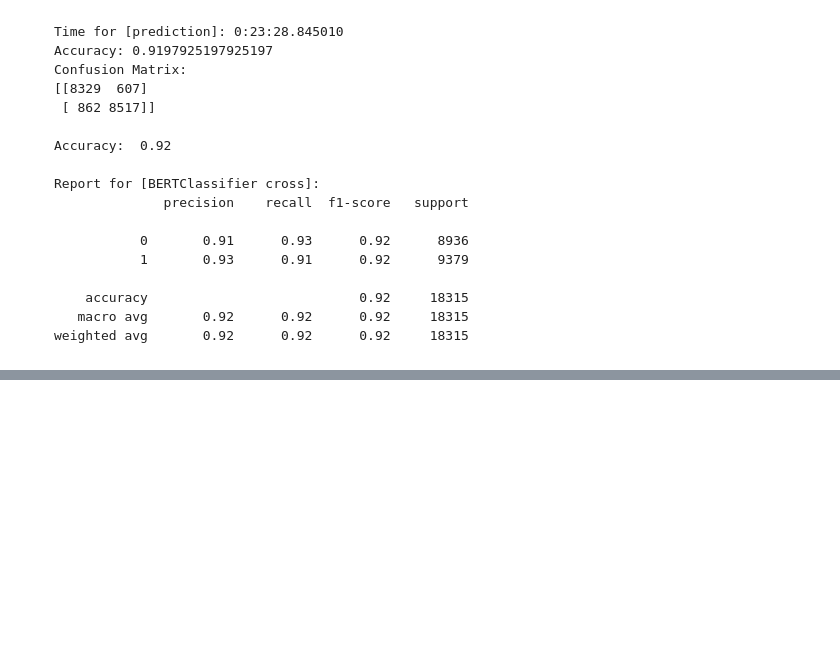
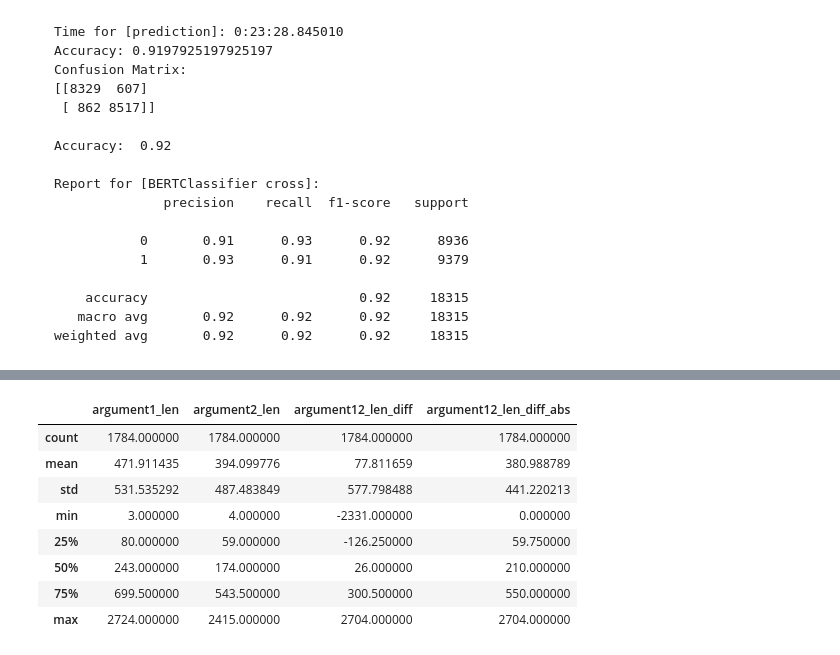
Before and after one commit to webis-de/SAMESIDE-19, a Jupyter notebook: same-side-classification-bert-BCE-prolog+epilog.ipynb, the cells around one changed output, grey strips where cells are left out. Cells and saved outputs as stored; diff of their text form; code cells hidden in the pictures; blank space fills up the shorter version.

```diff
--- a/same-side-classification-bert-BCE-prolog+epilog.ipynb
+++ b/same-side-classification-bert-BCE-prolog+epilog.ipynb
@@ -1313,0 +1501,19 @@ weighted avg       0.92      0.92      0.92     18315
+# %%
+# tokenizer from BERT
+def tokenize_arguments(row):
+    # tokenize
+    row['argument1_tokens'] = tokenizer(row['argument1'])
+    row['argument2_tokens'] = tokenizer(row['argument2'])
+
+    # count tokens
+    row['argument1_len'] = len(row['argument1_tokens'])
+    row['argument2_len'] = len(row['argument2_tokens'])
+    # token number diff
+    row['argument12_len_diff'] = row['argument1_len'] - row['argument2_len']
+    row['argument12_len_diff_abs'] = np.abs(row['argument12_len_diff'])
+    return row
+
+
+FPFN_df = FPFN_df.progress_apply(tokenize_arguments, axis=1)
+FPFN_df.describe()
+# %% [output]
@@ -1313,0 +1521,9 @@ weighted avg       0.92      0.92      0.92     18315
+|  | argument1_len | argument2_len | argument12_len_diff | argument12_len_diff_abs |
+| count | 1784.000000 | 1784.000000 | 1784.000000 | 1784.000000 |
+| mean | 471.911435 | 394.099776 | 77.811659 | 380.988789 |
+| std | 531.535292 | 487.483849 | 577.798488 | 441.220213 |
+| min | 3.000000 | 4.000000 | -2331.000000 | 0.000000 |
+| 25% | 80.000000 | 59.000000 | -126.250000 | 59.750000 |
+| 50% | 243.000000 | 174.000000 | 26.000000 | 210.000000 |
+| 75% | 699.500000 | 543.500000 | 300.500000 | 550.000000 |
+| max | 2724.000000 | 2415.000000 | 2704.000000 | 2704.000000 |
```
Also changed, not shown: parts of 17 cells of this notebook.
